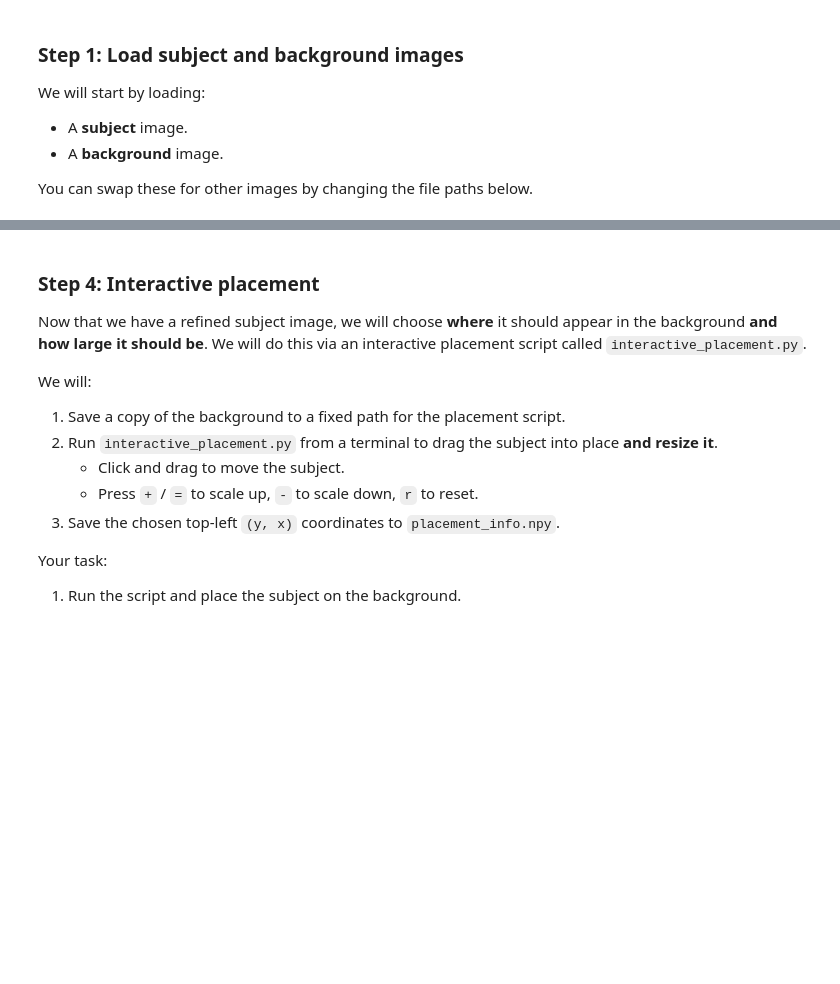
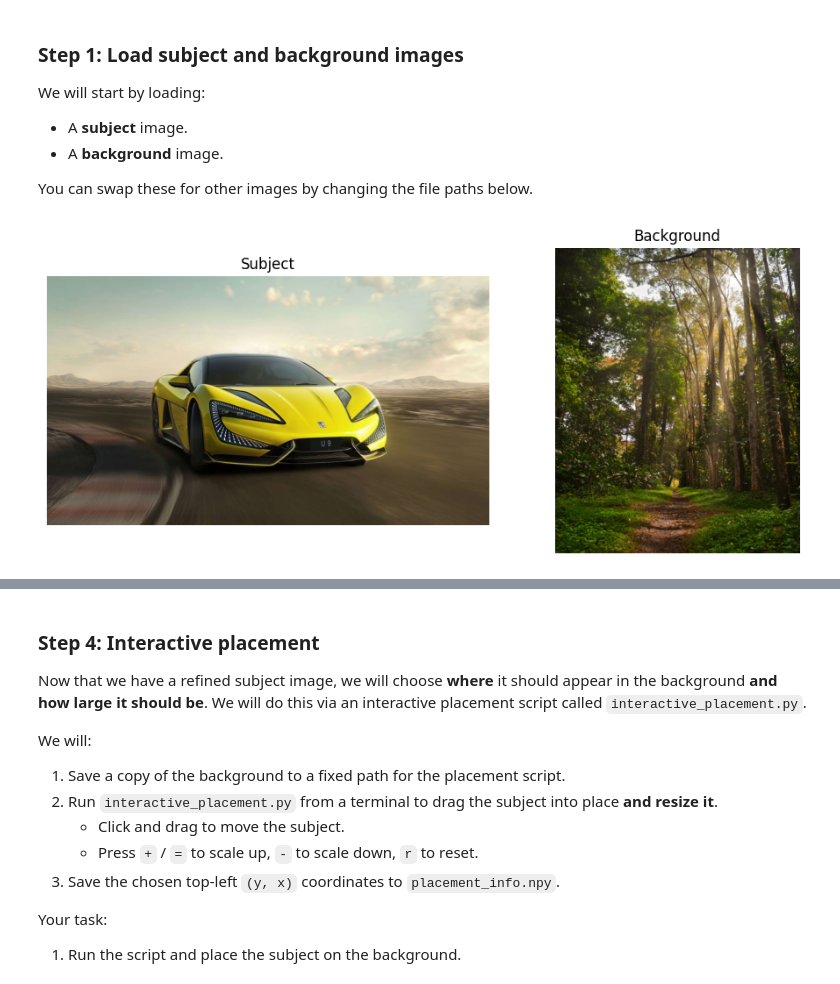
Before and after one commit to Vardan2009/Discover-Comp-Photo, a Jupyter notebook: 04-Composites/composite_tutorial.ipynb, the cells around one changed output, grey strips where cells are left out. Saved outputs shown, nothing was run; the diff lists cells and outputs as text; code cells hidden in the pictures; blank space fills up the shorter version.

```diff
--- a/04-Composites/composite_tutorial.ipynb
+++ b/04-Composites/composite_tutorial.ipynb
@@ -54,21 +54,23 @@ background_path = "images/jungle.jpg"
 # %%
 # STEP 1: Load subject and background images
 
 # YOUR CODE HERE: display subject and background
-subject = None
-background = None
+subject = cv2.cvtColor(cv2.imread(subject_path), cv2.COLOR_BGR2RGB)
+background = cv2.cvtColor(cv2.imread(background_path), cv2.COLOR_BGR2RGB)
 
 fig, axes = plt.subplots(1, 2, figsize=(10, 4))
 axes[0].imshow(subject)
 axes[0].set_title("Subject")
 axes[0].axis("off")
 
 axes[1].imshow(background)
 axes[1].set_title("Background")
 axes[1].axis("off")
 
 plt.tight_layout()
 plt.show()
+# %% [output]
+[figure, added]
 # %% [markdown]
 ### Step 2: Interactive Masking
 
```
Also changed, not shown: parts of 8 cells of this notebook.
